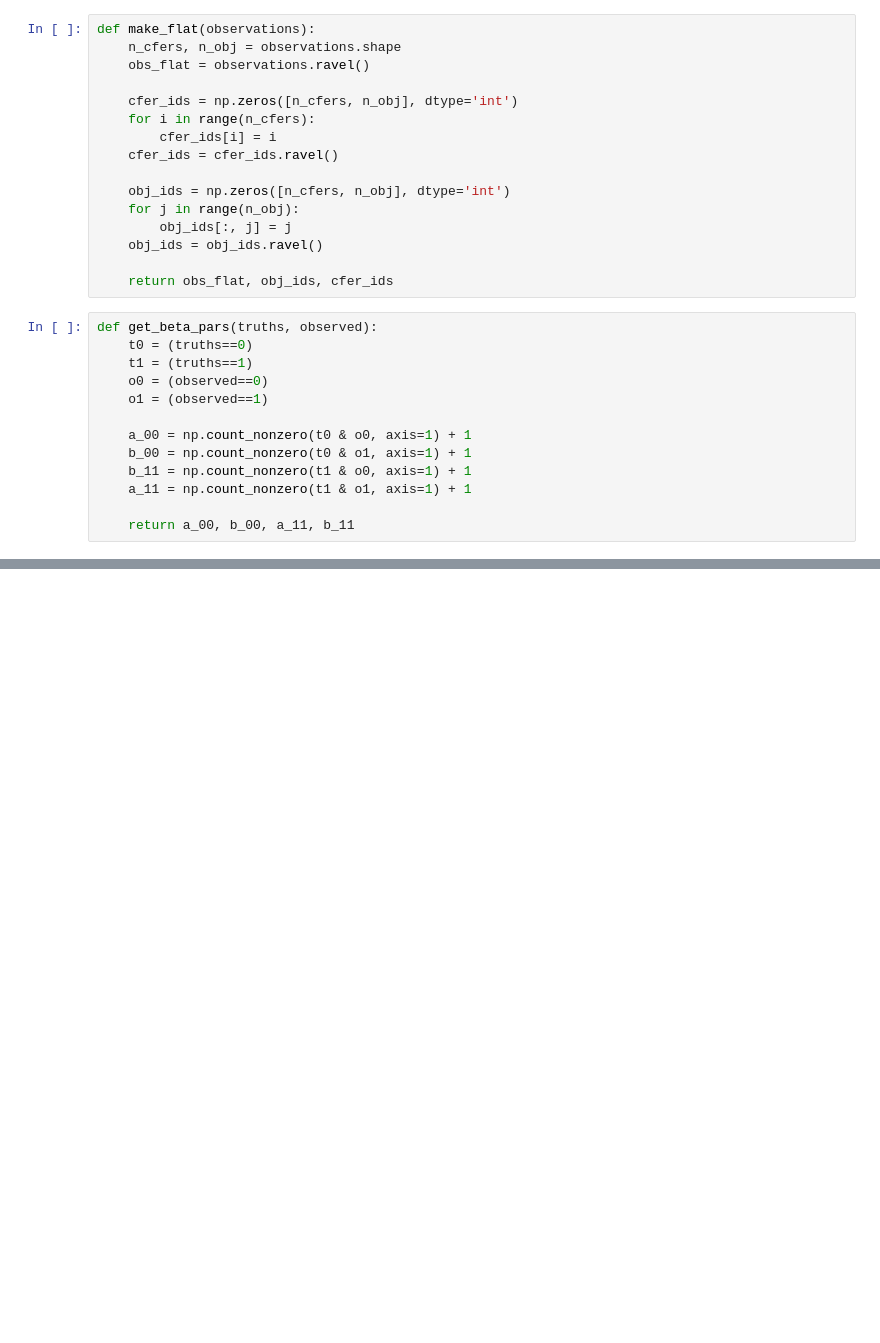
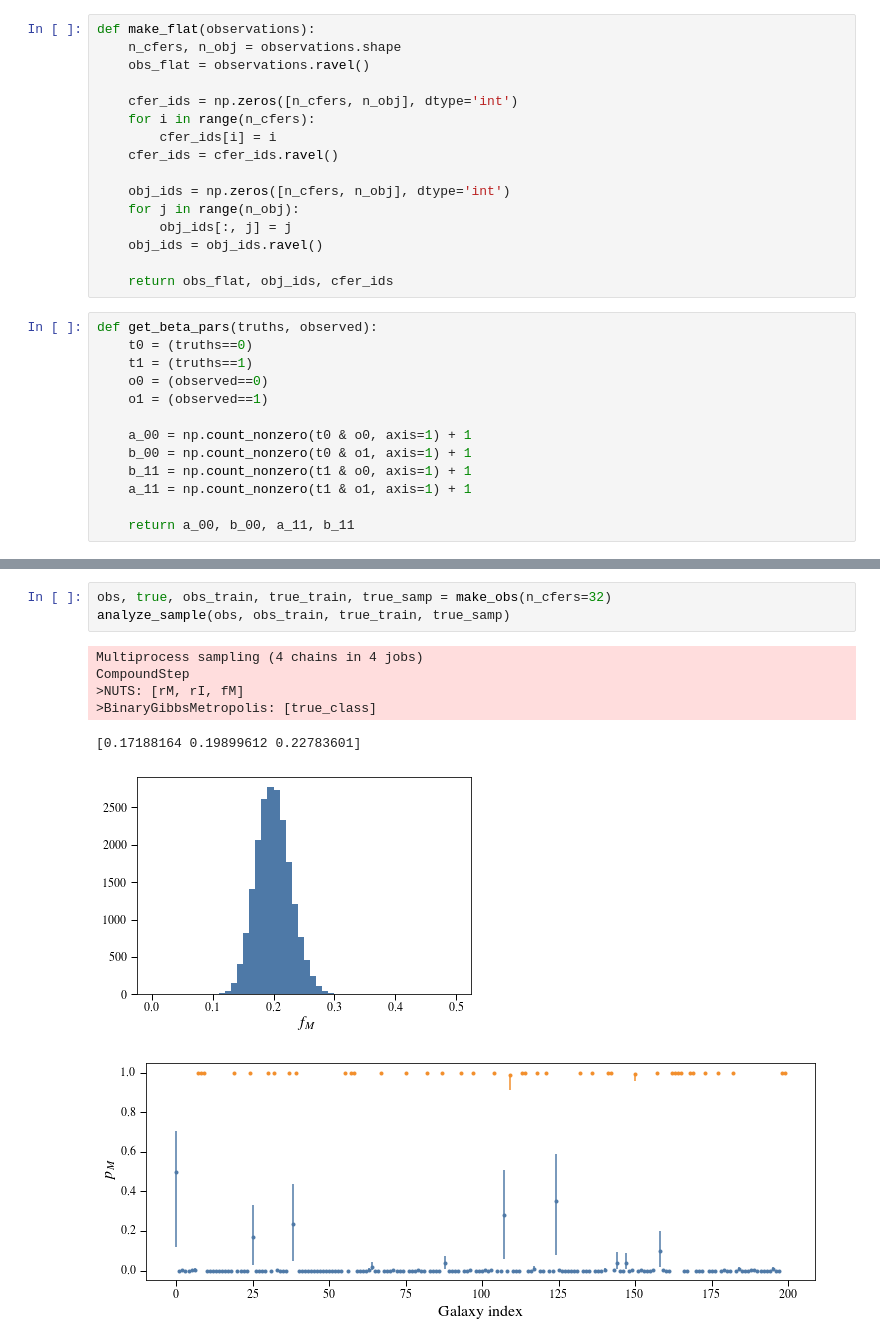
Before and after one commit to dncnwtts/merger_classification, a Jupyter notebook: pymc_model.ipynb, the cells around one changed output, grey strips where cells are left out. Saved outputs shown, nothing was run; the diff lists cells and outputs as text; blank space fills up the shorter version.

```diff
--- a/pymc_model.ipynb
+++ b/pymc_model.ipynb
@@ -151,0 +173,11 @@ Text(0, 0.5, '$p_M$')
+# %%
+obs, true, obs_train, true_train, true_samp = make_obs(n_cfers=32)
+analyze_sample(obs, obs_train, true_train, true_samp)
+# %% [output]
+Multiprocess sampling (4 chains in 4 jobs)
+CompoundStep
+>NUTS: [rM, rI, fM]
+>BinaryGibbsMetropolis: [true_class]
+[0.17188164 0.19899612 0.22783601]
+[figure, added]
+[figure, added]
```
Also changed, not shown: parts of 11 cells of this notebook.
